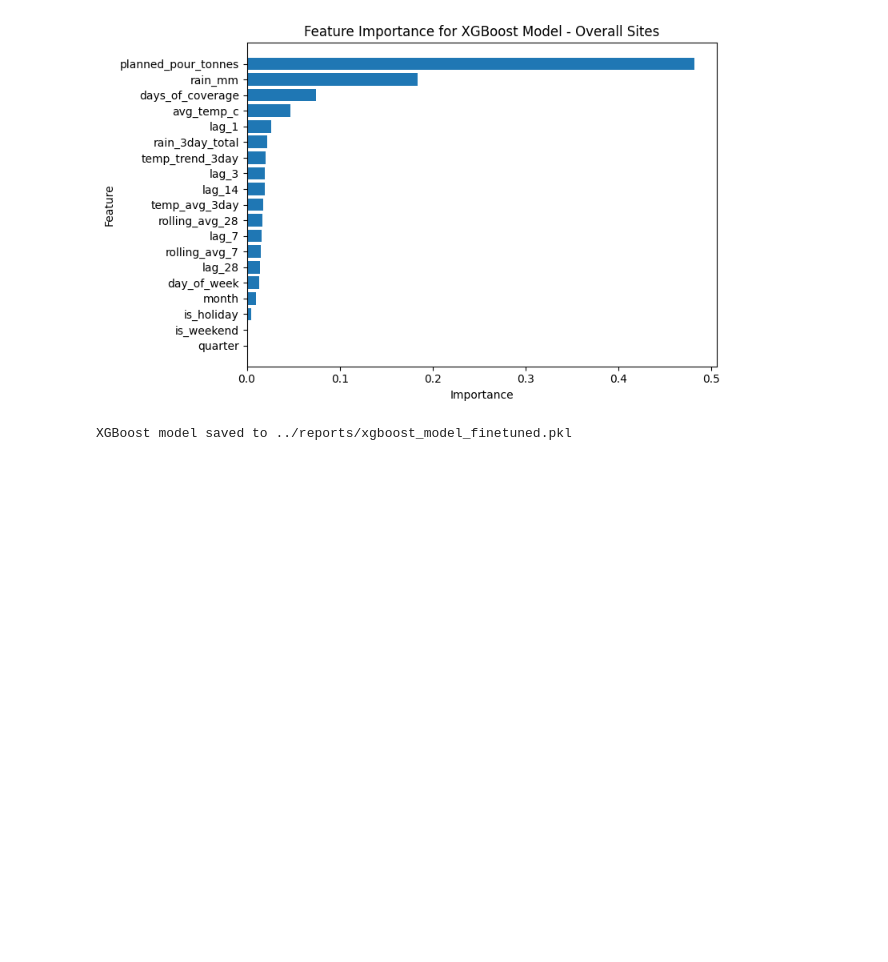
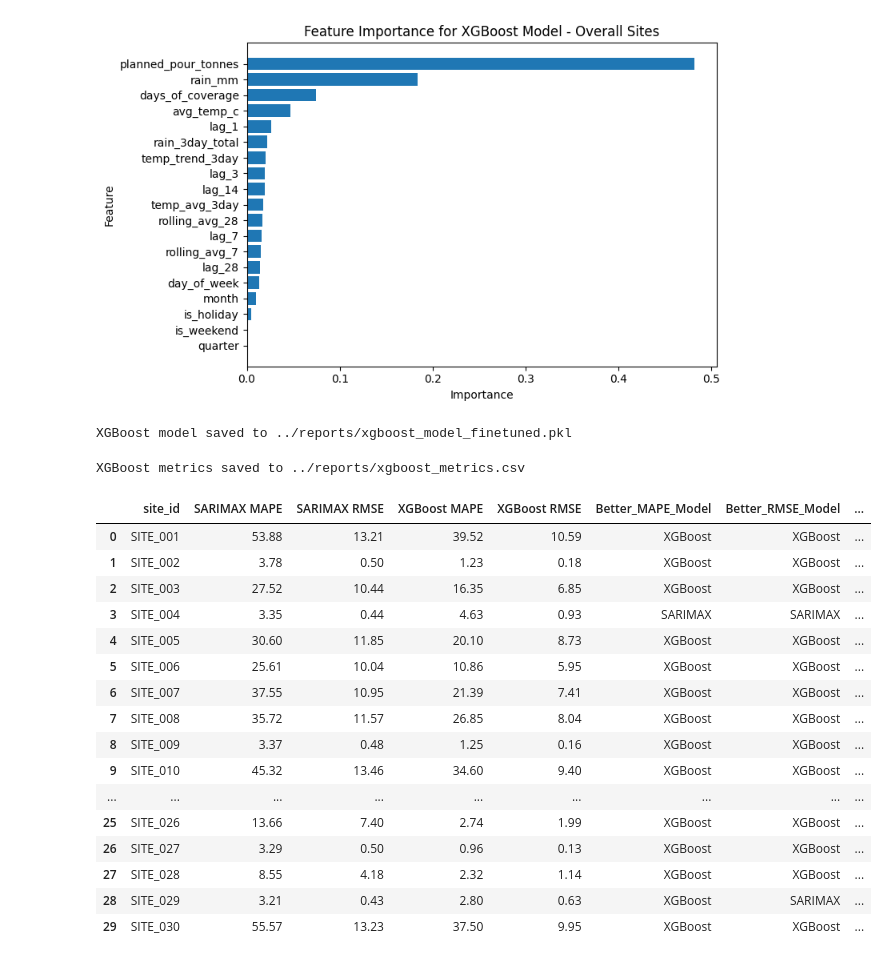
Before and after one commit to WhizIkem/MIG_Cement, a Jupyter notebook: notebooks/04_feature_engineering2.ipynb, the cells around one changed output. Saved outputs shown, nothing was run; the diff lists cells and outputs as text; code cells hidden in the pictures; blank space fills up the shorter version.

```diff
--- a/notebooks/04_feature_engineering2.ipynb
+++ b/notebooks/04_feature_engineering2.ipynb
@@ -431,3 +431,76 @@ with open(xgb_model_save_path, 'wb') as f:
 print(f"XGBoost model saved to {xgb_model_save_path}")
 # %% [output]
 XGBoost model saved to ../reports/xgboost_model_finetuned.pkl
+# %%
+# save xgboost metrics to CSV
+xgb_metrics_save_path = Path.Path("../reports/xgboost_metrics.csv")
+xgb_sites_metrics_df.to_csv(xgb_metrics_save_path, index=False)
+print(f"XGBoost metrics saved to {xgb_metrics_save_path}")
+# %% [output]
+XGBoost metrics saved to ../reports/xgboost_metrics.csv
+# %%
+# load sarimax metrics and xgboost metrics for comparison
+sarimax_metrics_path = Path.Path("../reports/sarimax_metrics.csv")
+xgb_metrics_path = Path.Path("../reports/xgboost_metrics.csv")
+
+sarimax_metrics_df = pd.read_csv(sarimax_metrics_path)
+xgb_metrics_df = pd.read_csv(xgb_metrics_path)
+sarimax_metrics_df = sarimax_metrics_df.rename(columns={
+  'MAPE': "SARIMAX MAPE",
+  'RMSE': "SARIMAX RMSE"
+})
+
+xgb_metrics_df = xgb_metrics_df.rename(columns={
+  'MAPE': "XGBoost MAPE",
+  'RMSE': "XGBoost RMSE"
+})
+
+model_comparison_df = sarimax_metrics_df.merge(
+  xgb_metrics_df,
+  on='site_id',
+  how='inner'
+)
+
+model_comparison_df['Better_MAPE_Model'] = np.where(
+  model_comparison_df['SARIMAX MAPE'] <= model_comparison_df['XGBoost MAPE'],
+  'SARIMAX',
+  'XGBoost'
+)
+
+model_comparison_df['Better_RMSE_Model'] = np.where(
+  model_comparison_df['SARIMAX RMSE'] <= model_comparison_df['XGBoost RMSE'],
+  'SARIMAX',
+  'XGBoost'
+)
+
+model_comparison_df['Overall_Better_Model'] = np.where(
+  (model_comparison_df['Better_MAPE_Model'] == 'SARIMAX') &
+  (model_comparison_df['Better_RMSE_Model'] == 'SARIMAX'),
+  'SARIMAX',
+  np.where(
+    (model_comparison_df['Better_MAPE_Model'] == 'XGBoost') &
+    (model_comparison_df['Better_RMSE_Model'] == 'XGBoost'),
+    'XGBoost',
+    'Mixed'
+  )
+)
+
+model_comparison_df
+# %% [output]
+|  | site_id | SARIMAX MAPE | SARIMAX RMSE | XGBoost MAPE | XGBoost RMSE | Better_MAPE_Model | Better_RMSE_Model | ... |
+| 0 | SITE_001 | 53.88 | 13.21 | 39.52 | 10.59 | XGBoost | XGBoost | ... |
+| 1 | SITE_002 | 3.78 | 0.50 | 1.23 | 0.18 | XGBoost | XGBoost | ... |
+| 2 | SITE_003 | 27.52 | 10.44 | 16.35 | 6.85 | XGBoost | XGBoost | ... |
+| 3 | SITE_004 | 3.35 | 0.44 | 4.63 | 0.93 | SARIMAX | SARIMAX | ... |
+| 4 | SITE_005 | 30.60 | 11.85 | 20.10 | 8.73 | XGBoost | XGBoost | ... |
+| 5 | SITE_006 | 25.61 | 10.04 | 10.86 | 5.95 | XGBoost | XGBoost | ... |
+| 6 | SITE_007 | 37.55 | 10.95 | 21.39 | 7.41 | XGBoost | XGBoost | ... |
+| 7 | SITE_008 | 35.72 | 11.57 | 26.85 | 8.04 | XGBoost | XGBoost | ... |
+| 8 | SITE_009 | 3.37 | 0.48 | 1.25 | 0.16 | XGBoost | XGBoost | ... |
+| 9 | SITE_010 | 45.32 | 13.46 | 34.60 | 9.40 | XGBoost | XGBoost | ... |
+| ... | ... | ... | ... | ... | ... | ... | ... | ... |
+| 25 | SITE_026 | 13.66 | 7.40 | 2.74 | 1.99 | XGBoost | XGBoost | ... |
+| 26 | SITE_027 | 3.29 | 0.50 | 0.96 | 0.13 | XGBoost | XGBoost | ... |
+| 27 | SITE_028 | 8.55 | 4.18 | 2.32 | 1.14 | XGBoost | XGBoost | ... |
+| 28 | SITE_029 | 3.21 | 0.43 | 2.80 | 0.63 | XGBoost | SARIMAX | ... |
+| 29 | SITE_030 | 55.57 | 13.23 | 37.50 | 9.95 | XGBoost | XGBoost | ... |
```
Also changed, not shown: parts of 1 cell of this notebook, 3 other files.
